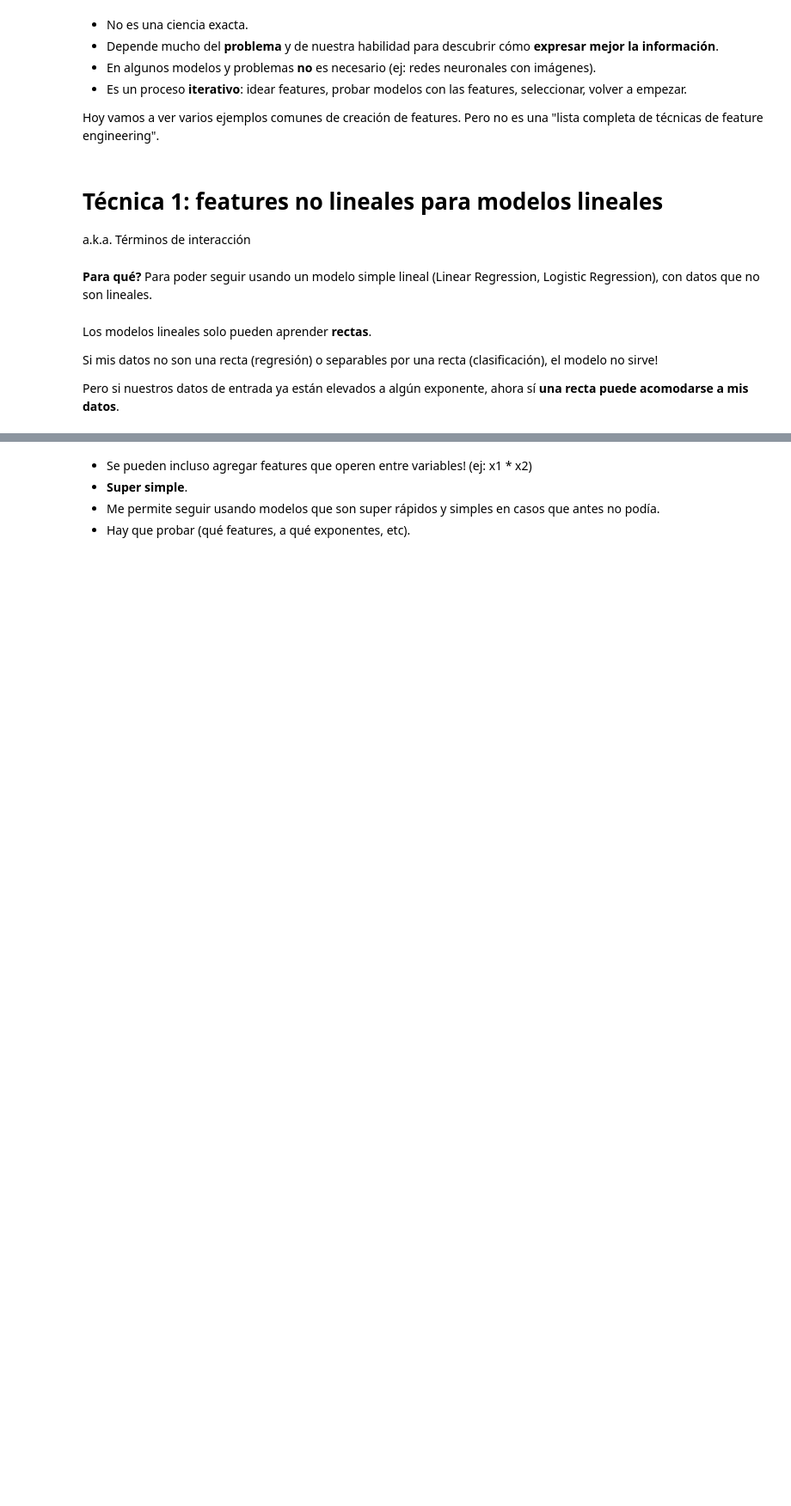
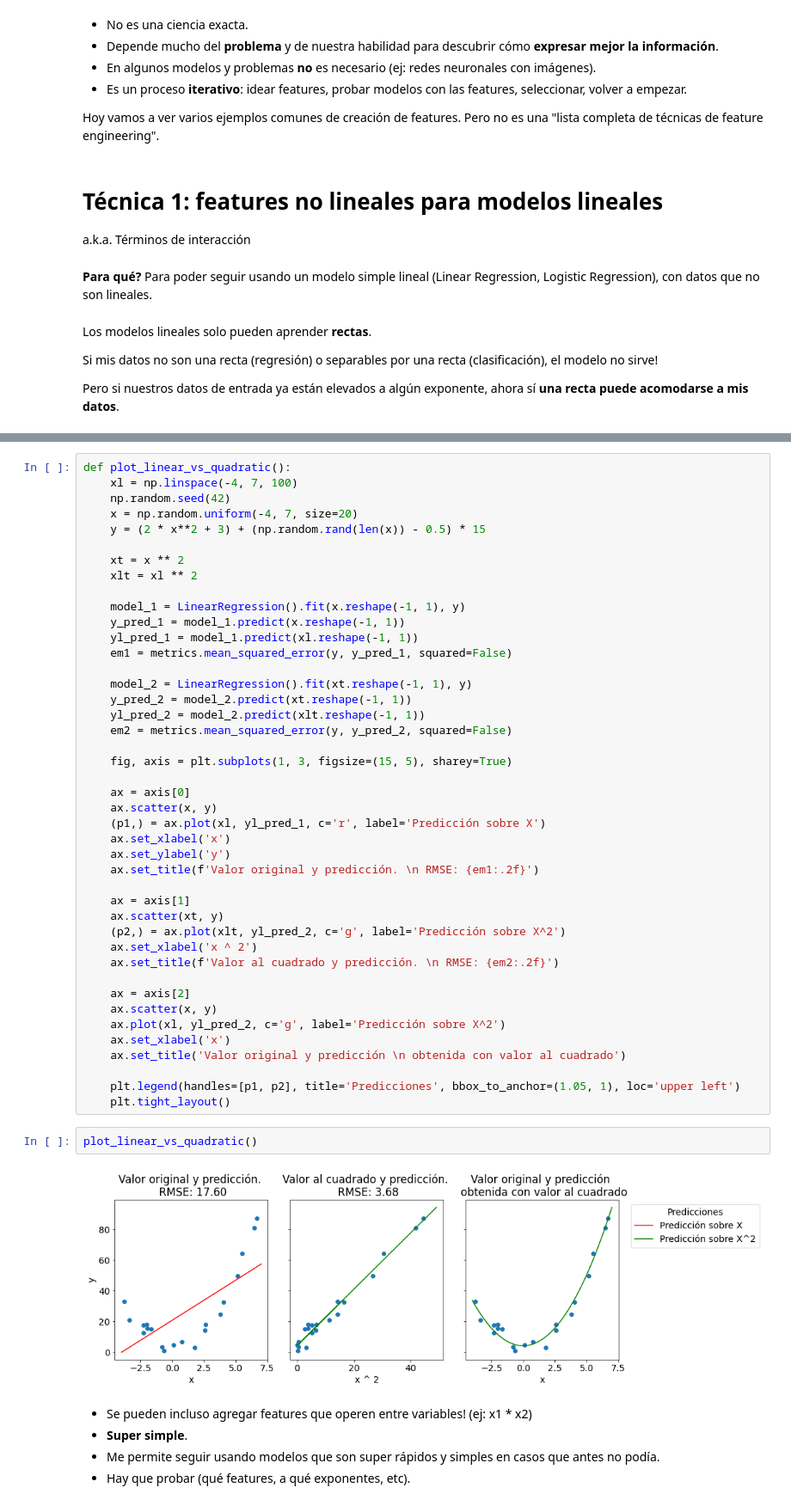
Before and after one commit to ucseml-team/machine-learning-course, a Jupyter notebook: feature_engineering.ipynb, the cells around one changed output, grey strips where cells are left out. Shown at 86% size. Saved outputs shown, nothing was run; the diff lists cells and outputs as text; blank space fills up the shorter version.

```diff
--- a/feature_engineering.ipynb
+++ b/feature_engineering.ipynb
@@ -40,3 +48,50 @@ Pero si nuestros datos de entrada ya están elevados a algún exponente, ahora s
+# %%
+def plot_linear_vs_quadratic():
+    xl = np.linspace(-4, 7, 100)
+    np.random.seed(42)
+    x = np.random.uniform(-4, 7, size=20)
+    y = (2 * x**2 + 3) + (np.random.rand(len(x)) - 0.5) * 15
+
+    xt = x ** 2
+    xlt = xl ** 2
+
+    model_1 = LinearRegression().fit(x.reshape(-1, 1), y)
+    y_pred_1 = model_1.predict(x.reshape(-1, 1))
+    yl_pred_1 = model_1.predict(xl.reshape(-1, 1))
+    em1 = metrics.mean_squared_error(y, y_pred_1, squared=False)
+
+    model_2 = LinearRegression().fit(xt.reshape(-1, 1), y)
+    y_pred_2 = model_2.predict(xt.reshape(-1, 1))
+    yl_pred_2 = model_2.predict(xlt.reshape(-1, 1))
+    em2 = metrics.mean_squared_error(y, y_pred_2, squared=False)
+
+    fig, axis = plt.subplots(1, 3, figsize=(15, 5), sharey=True)
+
+    ax = axis[0]
+    ax.scatter(x, y)
+    (p1,) = ax.plot(xl, yl_pred_1, c='r', label='Predicción sobre X')
+    ax.set_xlabel('x')
+    ax.set_ylabel('y')
+    ax.set_title(f'Valor original y predicción. \n RMSE: {em1:.2f}')
+
+    ax = axis[1]
+    ax.scatter(xt, y)
+    (p2,) = ax.plot(xlt, yl_pred_2, c='g', label='Predicción sobre X^2')
+    ax.set_xlabel('x ^ 2')
+    ax.set_title(f'Valor al cuadrado y predicción. \n RMSE: {em2:.2f}')
+
+    ax = axis[2]
+    ax.scatter(x, y)
+    ax.plot(xl, yl_pred_2, c='g', label='Predicción sobre X^2')
+    ax.set_xlabel('x')
+    ax.set_title('Valor original y predicción \n obtenida con valor al cuadrado')
+
+    plt.legend(handles=[p1, p2], title='Predicciones', bbox_to_anchor=(1.05, 1), loc='upper left')
+    plt.tight_layout()
+# %%
+plot_linear_vs_quadratic()
+# %% [output]
+[figure, added]
 # %% [markdown]
 - Se pueden incluso agregar features que operen entre variables! (ej: x1 * x2)
 - **Super simple**.
```
Also changed, not shown: parts of 8 cells of this notebook, 1 other file.
